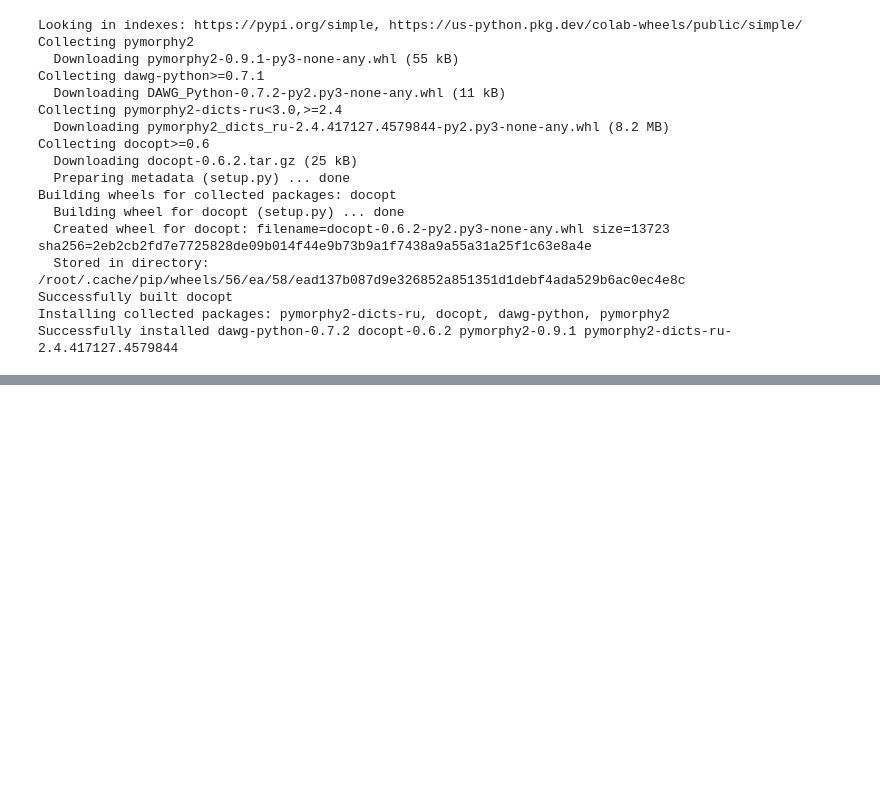
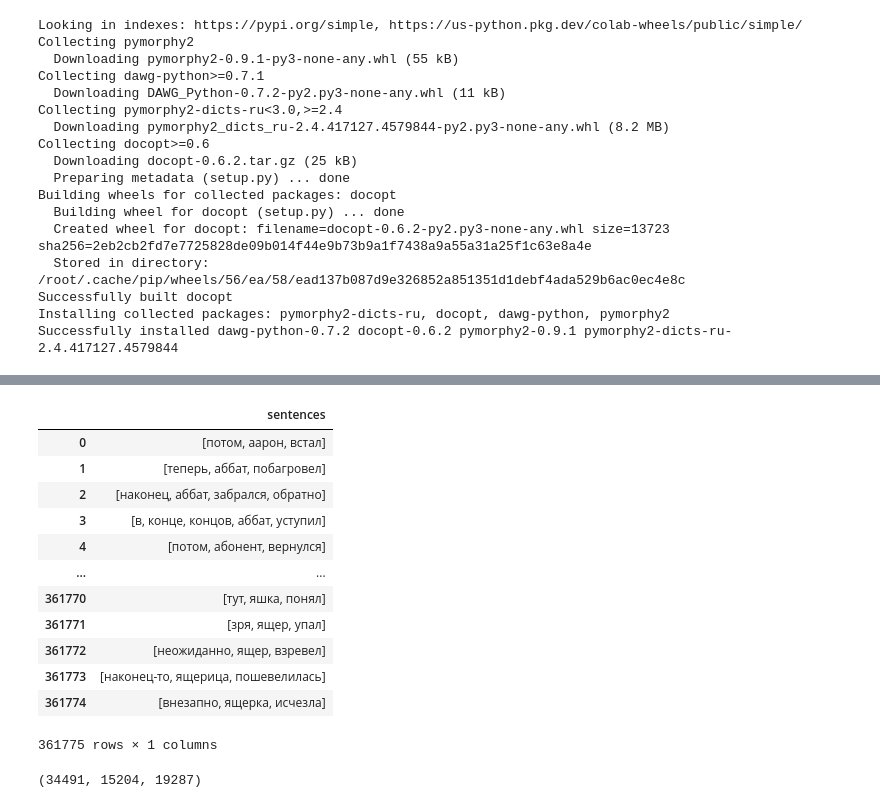
Before and after one commit to NanamyYu/grammarzeka, a Jupyter notebook: paronyms/paronyms.ipynb, the cells around one changed output, grey strips where cells are left out. Drawn from its saved outputs; the diff is of its cells as text; code cells hidden in the pictures; blank space fills up the shorter version.

```diff
--- a/paronyms/paronyms.ipynb
+++ b/paronyms/paronyms.ipynb
@@ -159,0 +303,12 @@ f.close()
+# %%
+import string
+
+import nltk
+nltk.download('punkt')
+
+from nltk.tokenize import word_tokenize
+
+def process_text(text):
+    if text == "":
+        text = "empty"
+    return [word for word in word_tokenize(text.lower()) if word not in string.punctuation]
@@ -159,0 +318,17 @@ f.close()
+# %%
+df['sentences'] = df['sentences'].apply(process_text)
+df
+# %% [output]
+|  | sentences |
+| 0 | [потом, аарон, встал] |
+| 1 | [теперь, аббат, побагровел] |
+| 2 | [наконец, аббат, забрался, обратно] |
+| 3 | [в, конце, концов, аббат, уступил] |
+| 4 | [потом, абонент, вернулся] |
+| ... | ... |
+| 361770 | [тут, яшка, понял] |
+| 361771 | [зря, ящер, упал] |
+| 361772 | [неожиданно, ящер, взревел] |
+| 361773 | [наконец-то, ящерица, пошевелилась] |
+| 361774 | [внезапно, ящерка, исчезла] |
+361775 rows × 1 columns
@@ -159,0 +342,4 @@ f.close()
+# %%
+len(all_paronyms), len(paronyms), len(paronyms2)
+# %% [output]
+(34491, 15204, 19287)
```
Also changed, not shown: parts of 48 cells of this notebook, 10 other files.
